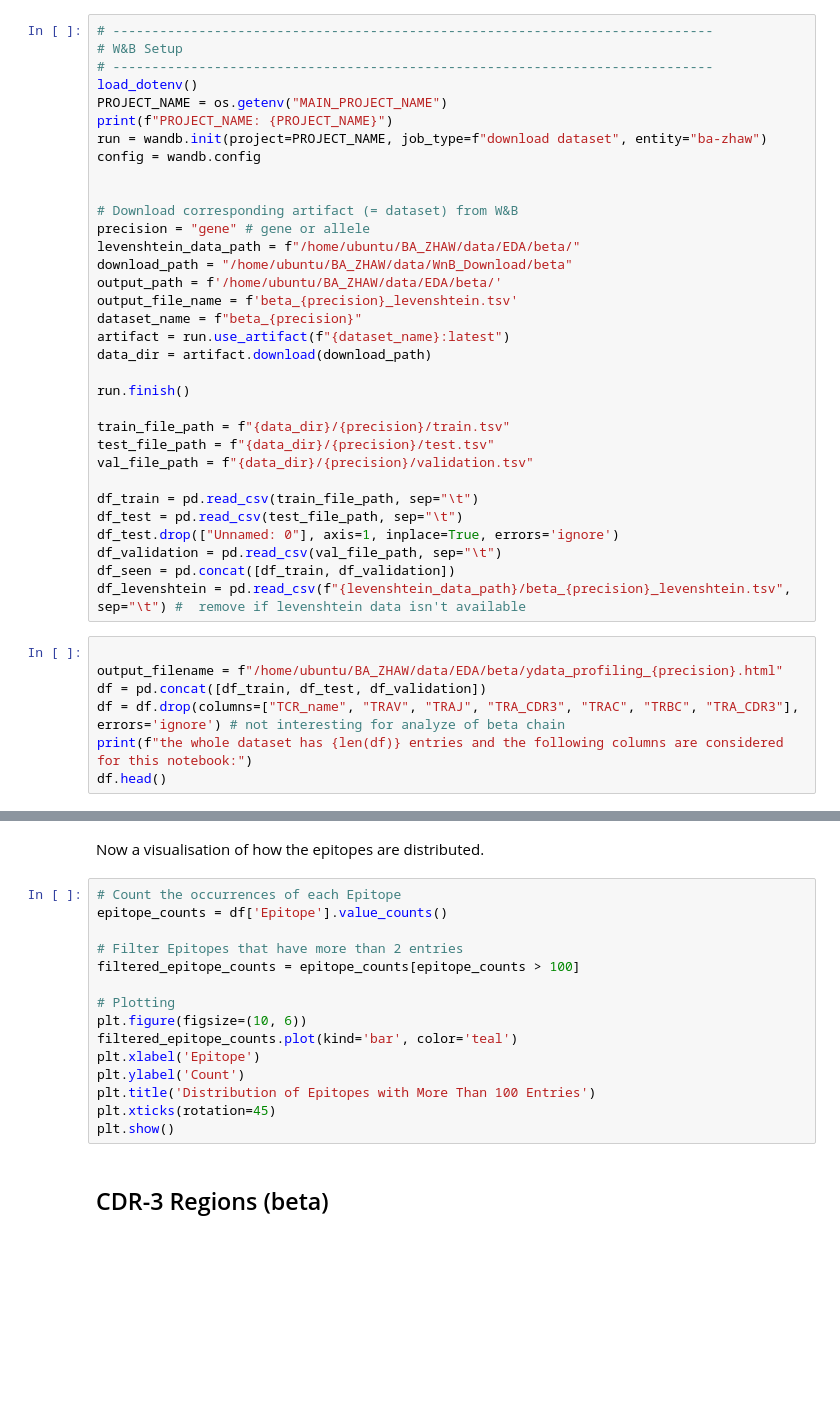
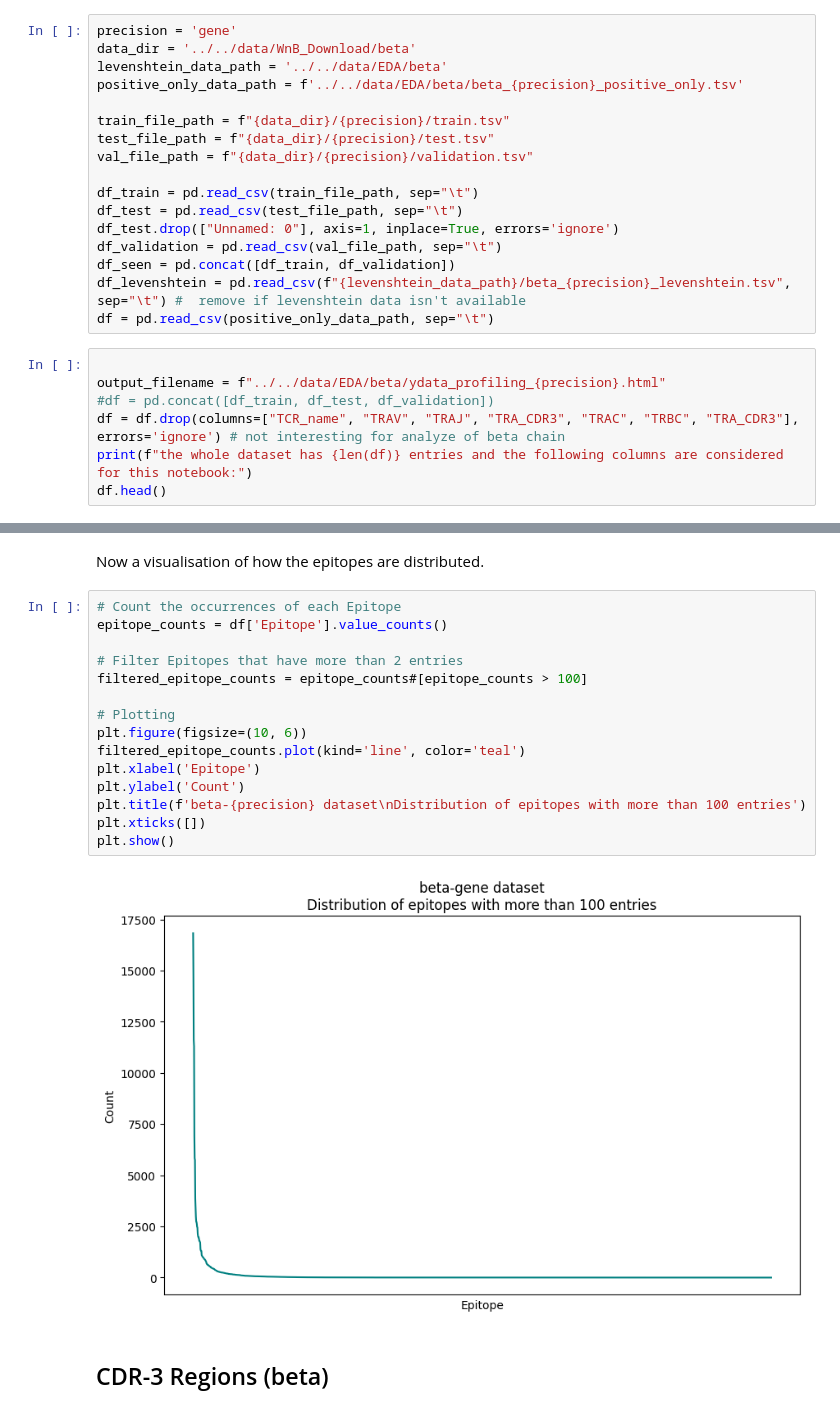
Before and after one commit to vegger/BA_ZHAW, a Jupyter notebook: data_scripts/EDA/EDA_beta.ipynb, the cells around one changed output, grey strips where cells are left out. Cells and saved outputs as stored; diff of their text form; blank space fills up the shorter version.

```diff
--- a/data_scripts/EDA/EDA_beta.ipynb
+++ b/data_scripts/EDA/EDA_beta.ipynb
@@ -12,25 +36,8 @@ from dotenv import load_dotenv
 # %%
-# -----------------------------------------------------------------------------
-# W&B Setup
-# -----------------------------------------------------------------------------
-load_dotenv()
-PROJECT_NAME = os.getenv("MAIN_PROJECT_NAME")
-print(f"PROJECT_NAME: {PROJECT_NAME}")
-run = wandb.init(project=PROJECT_NAME, job_type=f"download dataset", entity="ba-zhaw")
-config = wandb.config
-
-
-# Download corresponding artifact (= dataset) from W&B
-precision = "gene" # gene or allele
-levenshtein_data_path = f"/home/ubuntu/BA_ZHAW/data/EDA/beta/"
-download_path = "/home/ubuntu/BA_ZHAW/data/WnB_Download/beta"
-output_path = f'/home/ubuntu/BA_ZHAW/data/EDA/beta/'
-output_file_name = f'beta_{precision}_levenshtein.tsv'
-dataset_name = f"beta_{precision}"
-artifact = run.use_artifact(f"{dataset_name}:latest")
-data_dir = artifact.download(download_path)
-
-run.finish()
+precision = 'gene'
+data_dir = '../../data/WnB_Download/beta'
+levenshtein_data_path = '../../data/EDA/beta'
+positive_only_data_path = f'../../data/EDA/beta/beta_{precision}_positive_only.tsv'
 
 train_file_path = f"{data_dir}/{precision}/train.tsv"
 test_file_path = f"{data_dir}/{precision}/test.tsv"
@@ -42,10 +49,11 @@ df_test.drop(["Unnamed: 0"], axis=1, inplace=True, errors='ignore')
 df_validation = pd.read_csv(val_file_path, sep="\t")
 df_seen = pd.concat([df_train, df_validation])
 df_levenshtein = pd.read_csv(f"{levenshtein_data_path}/beta_{precision}_levenshtein.tsv", sep="\t") #  remove if levenshtein data isn't available
+df = pd.read_csv(positive_only_data_path, sep="\t")
 # %%
 
-output_filename = f"/home/ubuntu/BA_ZHAW/data/EDA/beta/ydata_profiling_{precision}.html"
-df = pd.concat([df_train, df_test, df_validation])
+output_filename = f"../../data/EDA/beta/ydata_profiling_{precision}.html"
+#df = pd.concat([df_train, df_test, df_validation])
 df = df.drop(columns=["TCR_name", "TRAV", "TRAJ", "TRA_CDR3", "TRAC", "TRBC", "TRA_CDR3"], errors='ignore') # not interesting for analyze of beta chain
 print(f"the whole dataset has {len(df)} entries and the following columns are considered for this notebook:")
 df.head()
@@ -90,18 +121,20 @@ Now a visualisation of how the epitopes are distributed.
 # %%
 # Count the occurrences of each Epitope
 epitope_counts = df['Epitope'].value_counts()
 
 # Filter Epitopes that have more than 2 entries
-filtered_epitope_counts = epitope_counts[epitope_counts > 100]
+filtered_epitope_counts = epitope_counts#[epitope_counts > 100]
 
 # Plotting
 plt.figure(figsize=(10, 6))
-filtered_epitope_counts.plot(kind='bar', color='teal')
+filtered_epitope_counts.plot(kind='line', color='teal')
 plt.xlabel('Epitope')
 plt.ylabel('Count')
-plt.title('Distribution of Epitopes with More Than 100 Entries')
-plt.xticks(rotation=45)
+plt.title(f'beta-{precision} dataset\nDistribution of epitopes with more than 100 entries')
+plt.xticks([])
 plt.show()
+# %% [output]
+[figure, added]
 # %% [markdown]
 ## CDR-3 Regions (beta)
 # %%
```
Also changed, not shown: parts of 26 cells of this notebook, 5 other files.
